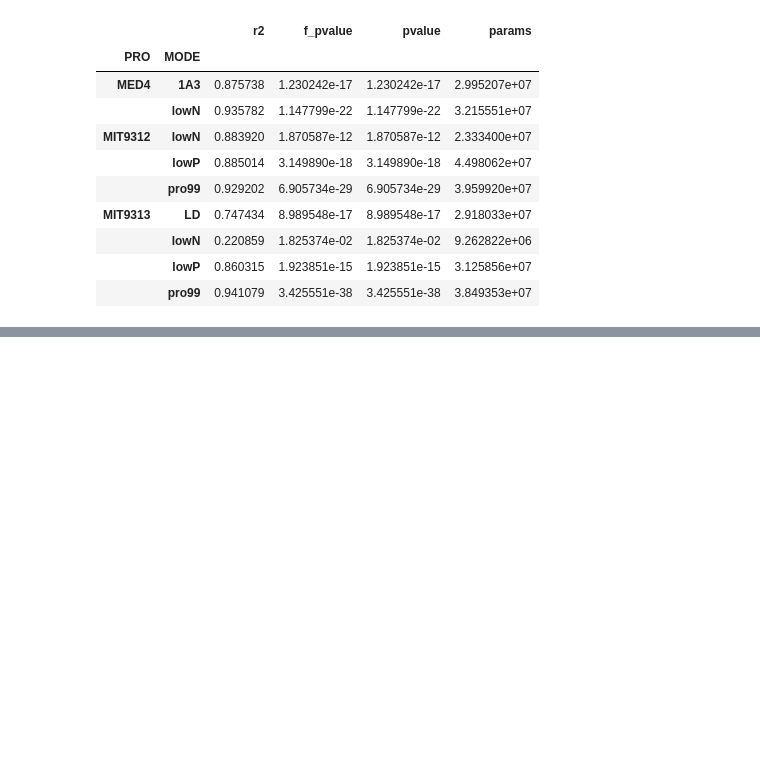
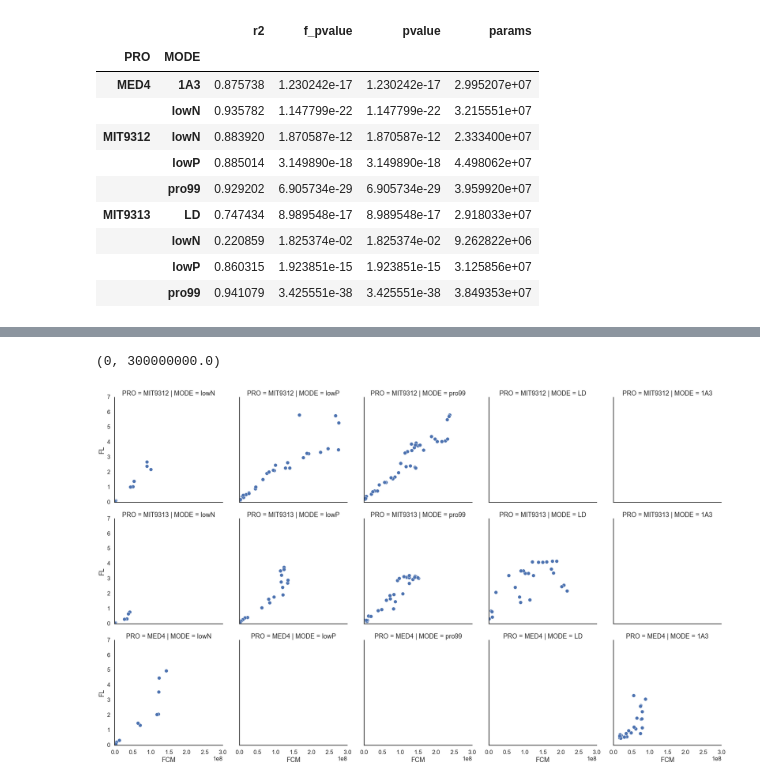
Before and after one commit to wosnat/ccpa, a Jupyter notebook: ccpa_fcm_fl.ipynb, the cells around one changed output, grey strips where cells are left out. Saved outputs shown, nothing was run; the diff lists cells and outputs as text; code cells hidden in the pictures; blank space fills up the shorter version.

```diff
--- a/ccpa_fcm_fl.ipynb
+++ b/ccpa_fcm_fl.ipynb
@@ -474,0 +574,7 @@ MIT9313  0.815836  5.447234e-62  5.447234e-62  3.195992e+07
+# %%
+sns.relplot(data=decline_compdf, x='FCM', y='FL', col='MODE', row='PRO', s=100)
+plt.ylim(0)
+plt.xlim(0)
+# %% [output]
+(0, 300000000.0)
+[figure, added]
```
Also changed, not shown: parts of 14 cells of this notebook, 1 other file.
